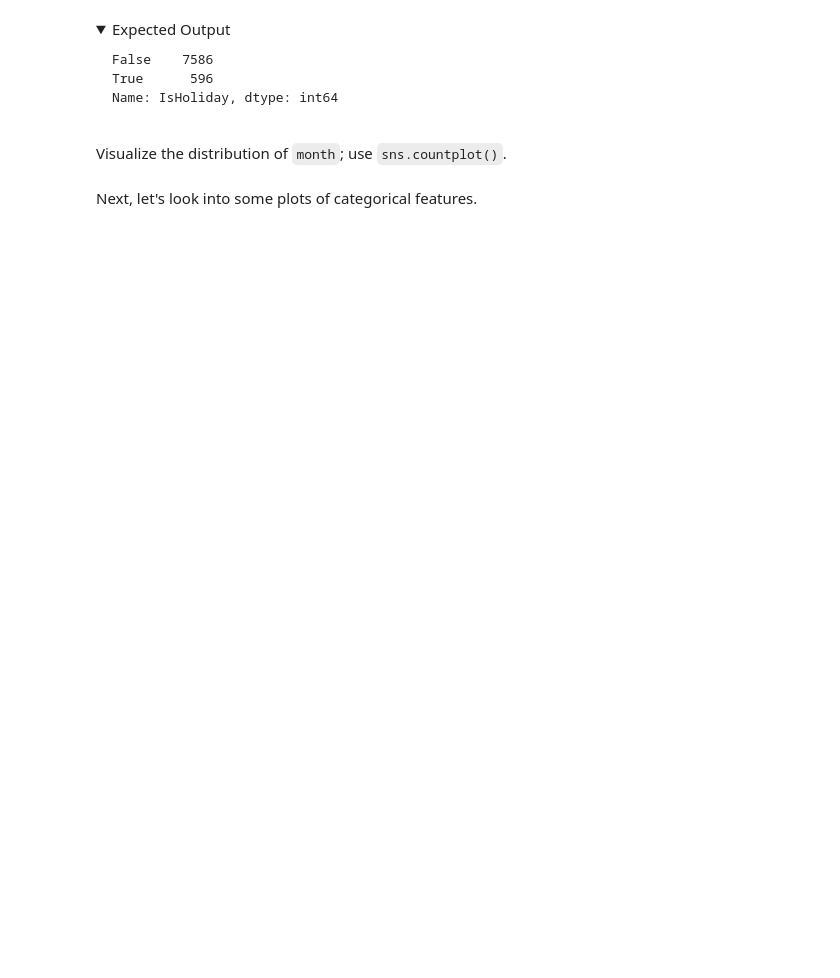
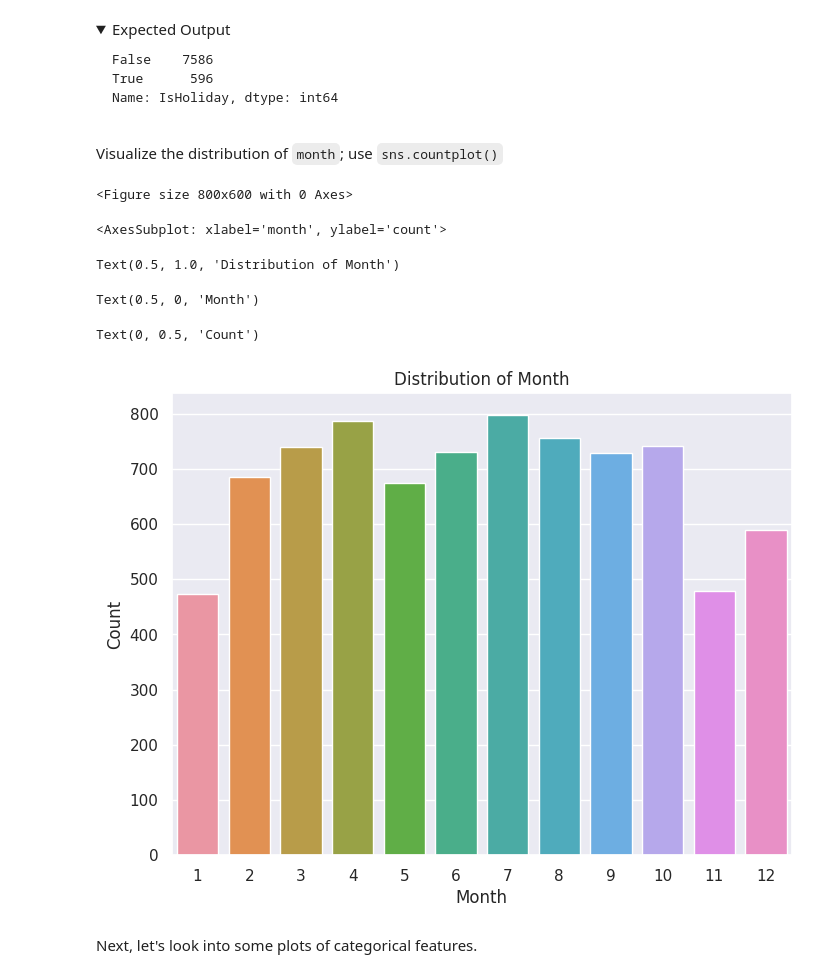
Before and after one commit to skflwright/FourthBrain, a Jupyter notebook: assignments/week-04-data-eng-airflow/nb/walmart-sales-data.ipynb, the cells around one changed output. Saved outputs shown, nothing was run; the diff lists cells and outputs as text; code cells hidden in the pictures; folded sections open; blank space fills up the shorter version.

````diff
--- a/assignments/week-04-data-eng-airflow/nb/walmart-sales-data.ipynb
+++ b/assignments/week-04-data-eng-airflow/nb/walmart-sales-data.ipynb
@@ -189 +247,4 @@ df_train, df_test =  # YOUR CODE HERE
+# %%
+# YOUR CODE HERE
+df1_train, df1_test = train_test_split(df1, test_size=0.2)
 # %%
@@ -313,5 +493,18 @@ What percentage is the negative and zero sales?
 # %%
 # YOUR CODE HERE
+import numpy as np
+
+# Calculate the percentage of Weekly_Sales that are negative or zero
+
+# Create a new column in df1_train that contains a binary variable indicating whether Weekly_Sales is negative or zero
+df1_train['Neg_or_Zero_Sales'] = (df1_train['Weekly_Sales'] <= 0).astype(int)
+
+# Calculate the percentage of negative or zero sales as the mean of Neg_or_Zero_Sales
+perc_neg_or_zero_sales = df1_train['Neg_or_Zero_Sales'].mean() * 100
+
+print(f"{perc_neg_or_zero_sales:.2f}% of Weekly Sales values in the training set are negative or zero.")
+
+
 # HINT if you think about target variable as a binary variable,
 # with either negative and zero sales or positive sales,
 # then the percentage of negative and zero sales is the percentage of 0s in the target variable
@@ -332,0 +524,4 @@ df_train.shape # Expected Output: (8182, 19)
+# %%
+df1_train = df1_train[df1_train['Weekly_Sales'] > 0]
+df1_train.shape # Expected Output: (8182, 19)
+#this is consistent with my getting 2 more rows with negative or zero values
@@ -415,4 +722,4 @@ Name: IsHoliday, dtype: int64
 ```
 </details>
 # %% [markdown]
-Visualize the distribution of `month`; use `sns.countplot()`.
+Visualize the distribution of `month`; use `sns.countplot()`
@@ -421,3 +726,18 @@ Visualize the distribution of `month`; use `sns.countplot()`.
+# %%
+# YOUR CODE HERE
+plt.figure(figsize=(8,6))
+sns.countplot(data=df1_train, x='month')
+plt.title('Distribution of Month')
+plt.xlabel('Month')
+plt.ylabel('Count')
+plt.show()
+# %% [output]
+<Figure size 800x600 with 0 Axes>
+<AxesSubplot: xlabel='month', ylabel='count'>
+Text(0.5, 1.0, 'Distribution of Month')
+Text(0.5, 0, 'Month')
+Text(0, 0.5, 'Count')
+[figure, added]
 # %% [markdown]
 Next, let's look into some plots of categorical features.
 # %%
````
Also changed, not shown: parts of 88 cells of this notebook, 8 other files.
